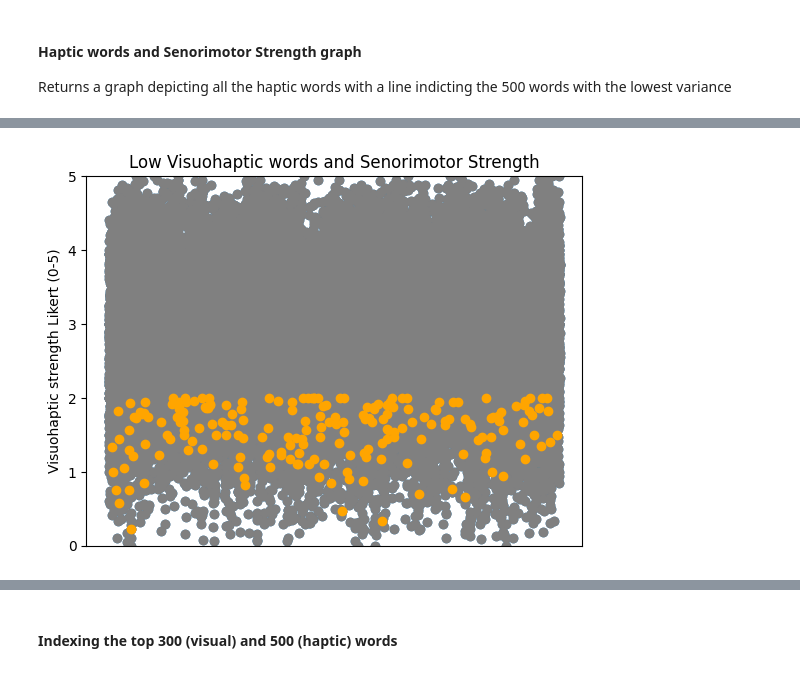
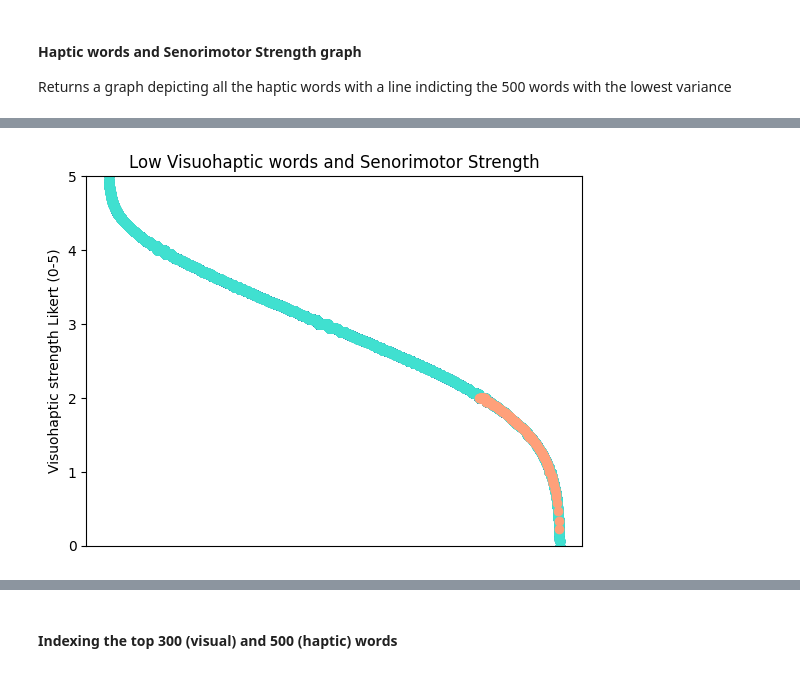
Before and after one commit to soniasola00/SpanLancasterNorm, a Jupyter notebook: Sonia3.ipynb, the cells around one changed output, grey strips where cells are left out. Saved outputs shown, nothing was run; the diff lists cells and outputs as text; code cells hidden in the pictures.

Commit message:
Add files via upload
fansy colors

```diff
--- a/Sonia3.ipynb
+++ b/Sonia3.ipynb
@@ -454,26 +485,27 @@ plt.show()
 # %%
 # make the data
-x7_data = Lancaster_norms["Word"]
-y7_data = Lancaster_norms["Visual.mean"]
+x7_data = visual_sorted["Word"]
+y7_data = visual_sorted["Visual.mean"]
+
 
 x8_data = vh_norm_sample["Word"]
 y8_data = vh_norm_sample["Visual.mean"]
 # plot
 fig, ax = plt.subplots()
 ax.scatter(x7_data, y7_data)
 ax.scatter(x8_data, y8_data)
 
 
 ax.get_xaxis().set_visible(False)
 ax.set(xlabel = 'Low Visuohaptic Words', ylabel='Visuohaptic strength Likert (0-5)', title ='Low Visuohaptic words and Senorimotor Strength')
 
 
 
-ax.scatter(x7_data, y7_data, color='grey')
-ax.scatter(x8_data, y8_data, color='orange')
+ax.scatter(x7_data, y7_data, color='turquoise')
+ax.scatter(x8_data, y8_data, color='lightsalmon')
 ax.set_ylim(0, 5)
 plt.axhline(y=200, color='red', linestyle='dotted')
 
 plt.show()
 # %% [output]
-[figure, old version]
+[figure, new version]
```
Also changed, not shown: parts of 10 cells of this notebook.
